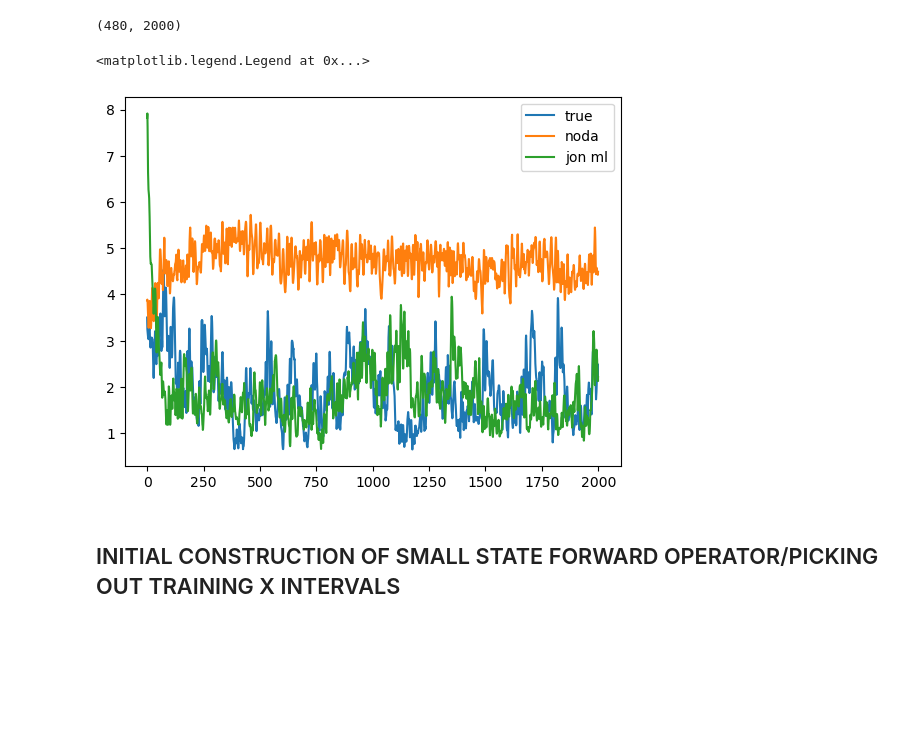
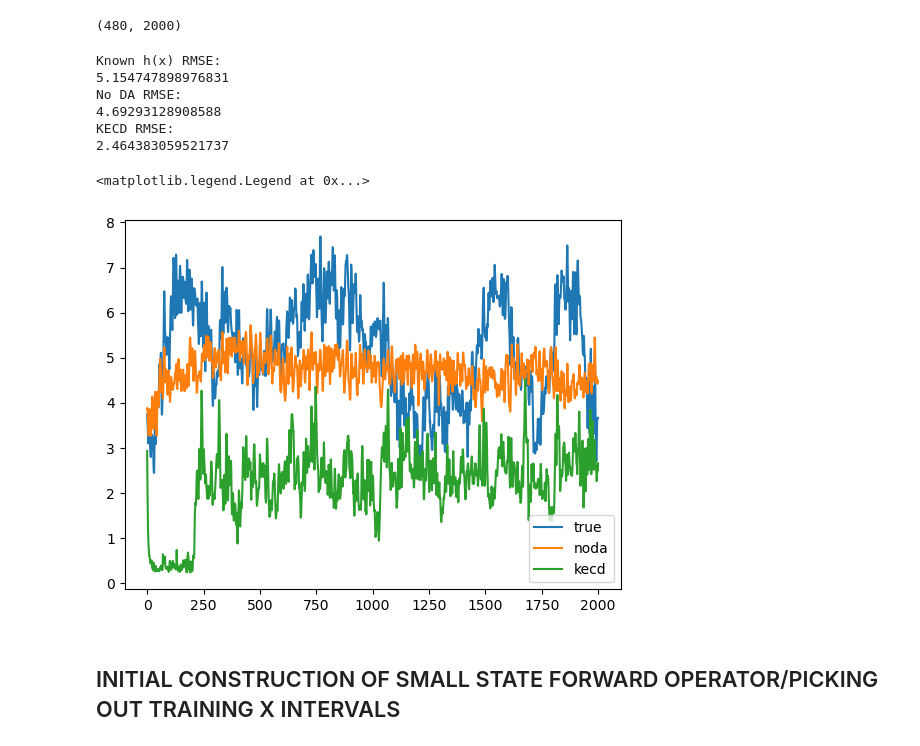
Before and after one commit to hsanter/DAPyr-nle, a Jupyter notebook: src/notebooks/scale-sep.ipynb, the cells around one changed output. Saved outputs shown, nothing was run; the diff lists cells and outputs as text; code cells hidden in the pictures; blank space fills up the shorter version.

```diff
--- a/src/notebooks/scale-sep.ipynb
+++ b/src/notebooks/scale-sep.ipynb
@@ -42,14 +42,12 @@ params = {'s': 10, 'r': 28, 'b':8/3, 'F': 8,
 ## crack at data driven approach.
 # %%
 e_name = 'l05-kecd-split_full'
-print(f'starting experiment {e_name}')
 knn = 0.1
-# original experiments!
 e_sd_kecd = dap.Expt(e_name, {'expt_flag': 3,
                        'model_flag':2,
                        'localize':1,
                        'obf': 10,
-                       'seed': 58,
+                       'seed': 0,
                        'qc_flag': 0,
                        'h_flag': 0,
                        'used_obs_err': 0,
@@ -60,15 +58,17 @@ e_sd_kecd = dap.Expt(e_name, {'expt_flag': 3,
                        'Nt_eff': 0.8,
                        'roi': 0.2,
                        'Ne':80,
-                       'T': 401,
+                       'T': 2001,
                        'split_l05_state': True,
                        'train_large_scale': False,
                        'T_train': 200,
                        'nle_type': 4,
+                       'log_every': 20,
                        'Nb': 24,
                        'small_win': 4,
                        'nle_every': 10000,
                        'Neig': 50,
+                       'saveForecastEns': 1,
                        'knn_frac': knn,
                        'bw_dm': 'knn_adaptive',
                        'debug_nle_noDA': False})
@@ -472,14 +451,28 @@ print(e_split_true.x_ensmean.shape)
 interactive(children=(IntSlider(value=1, description='t', max=1999, min=1), IntSlider(value=1, description='ne…
 (480, 2000)
 # %%
-m_long_mat = loadmat('data/experiments/scale-sep/l05_c25.mat')
+#m_long_mat = loadmat('data/experiments/scale-sep/l05_c25.mat')
 plt.plot(e_split_true.rmse, label='true')
 plt.plot(e_split_noda.rmse, label='noda')
-plt.plot(m_long_mat['data']['err'][0][0][0][0][0], label='jon ml')
+plt.plot(e_sd_kecd.rmse, label='kecd')
+
+print('Known h(x) RMSE:')
+print(e_split_true.rmse[500:].mean())
+print('No DA RMSE:')
+print(e_split_noda.rmse[500:].mean())
+print('KECD RMSE:')
+print(e_sd_kecd.rmse[500:].mean())
+
 plt.legend()
 # %% [output]
-<matplotlib.legend.Legend at 0x...>
+Known h(x) RMSE:
+5.154747898976831
+No DA RMSE:
+4.69293128908588
+KECD RMSE:
+2.464383059521737
+<matplotlib.legend.Legend at 0x...>
-[figure, old version]
+[figure, new version]
 # %% [markdown]
 ## INITIAL CONSTRUCTION OF SMALL STATE FORWARD OPERATOR/PICKING OUT TRAINING X INTERVALS
 # %%
```
Also changed, not shown: parts of 6 cells of this notebook.
